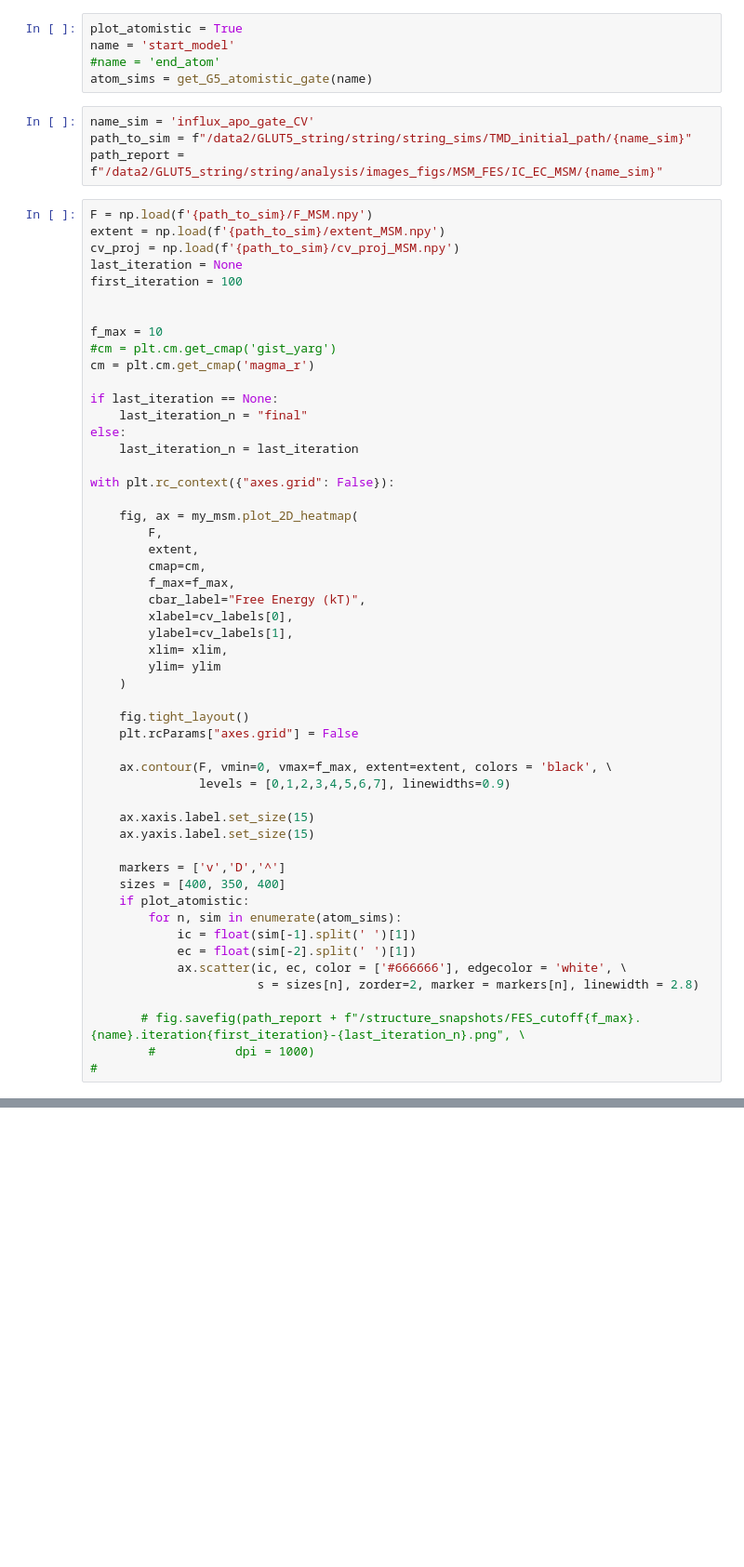
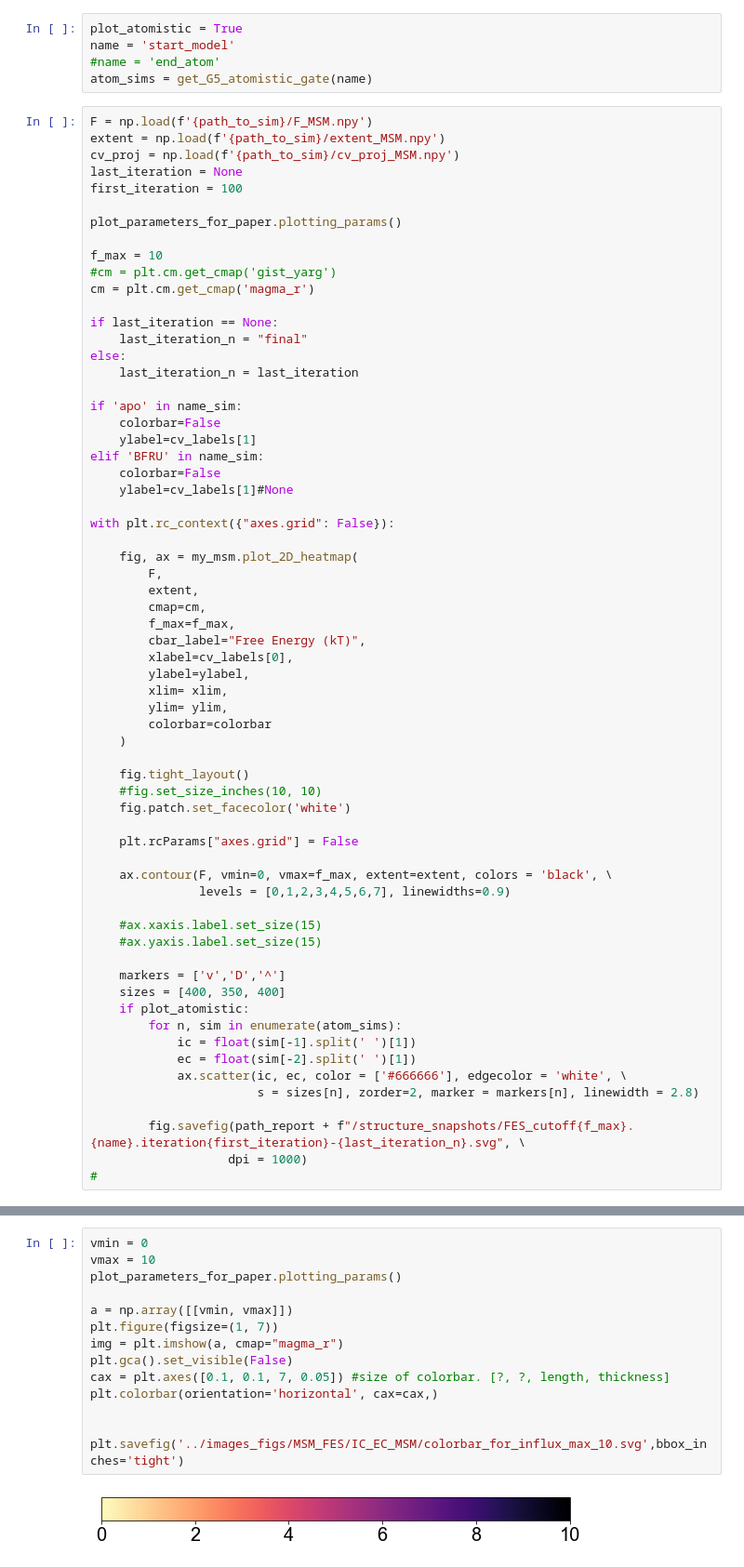
Before and after one commit to semccomas/GLUT5_string, a Jupyter notebook: string/analysis/scripts/plot_FES_for_paper.ipynb, the cells around one changed output, grey strips where cells are left out. Shown at 93% size. Saved outputs shown, nothing was run; the diff lists cells and outputs as text; blank space fills up the shorter version.

Commit message:
pushing last script shuffling

```diff
--- a/string/analysis/scripts/plot_FES_for_paper.ipynb
+++ b/string/analysis/scripts/plot_FES_for_paper.ipynb
@@ -68,10 +57,6 @@ plot_atomistic = True
 name = 'start_model'
 #name = 'end_atom'
 atom_sims = get_G5_atomistic_gate(name)
-# %%
-name_sim = 'influx_apo_gate_CV'
-path_to_sim = f"/data2/GLUT5_string/string/string_sims/TMD_initial_path/{name_sim}"
-path_report = f"/data2/GLUT5_string/string/analysis/images_figs/MSM_FES/IC_EC_MSM/{name_sim}"
 # %%
 F = np.load(f'{path_to_sim}/F_MSM.npy')
 extent = np.load(f'{path_to_sim}/extent_MSM.npy')
@@ -79,6 +64,7 @@ cv_proj = np.load(f'{path_to_sim}/cv_proj_MSM.npy')
 last_iteration = None
 first_iteration = 100
 
+plot_parameters_for_paper.plotting_params()
 
 f_max = 10
 #cm = plt.cm.get_cmap('gist_yarg')
@@ -89,6 +75,13 @@ if last_iteration == None:
 else:
     last_iteration_n = last_iteration
 
+if 'apo' in name_sim:
+    colorbar=False
+    ylabel=cv_labels[1]
+elif 'BFRU' in name_sim:
+    colorbar=False
+    ylabel=cv_labels[1]#None
+
 with plt.rc_context({"axes.grid": False}):
 
     fig, ax = my_msm.plot_2D_heatmap(
@@ -98,19 +91,23 @@ with plt.rc_context({"axes.grid": False}):
         f_max=f_max,
         cbar_label="Free Energy (kT)",
         xlabel=cv_labels[0],
-        ylabel=cv_labels[1],
+        ylabel=ylabel,
         xlim= xlim,
-        ylim= ylim
+        ylim= ylim,
+        colorbar=colorbar
     )
 
     fig.tight_layout()
+    #fig.set_size_inches(10, 10)
+    fig.patch.set_facecolor('white')
+
     plt.rcParams["axes.grid"] = False
 
     ax.contour(F, vmin=0, vmax=f_max, extent=extent, colors = 'black', \
                levels = [0,1,2,3,4,5,6,7], linewidths=0.9)
 
-    ax.xaxis.label.set_size(15)
-    ax.yaxis.label.set_size(15)
+    #ax.xaxis.label.set_size(15)
+    #ax.yaxis.label.set_size(15)
 
     markers = ['v','D','^']
     sizes = [400, 350, 400]
@@ -121,7 +118,7 @@ with plt.rc_context({"axes.grid": False}):
             ax.scatter(ic, ec, color = ['#666666'], edgecolor = 'white', \
                        s = sizes[n], zorder=2, marker = markers[n], linewidth = 2.8)
 
-       # fig.savefig(path_report + f"/structure_snapshots/FES_cutoff{f_max}.{name}.iteration{first_iteration}-{last_iteration_n}.png", \
-        #           dpi = 1000)
+        fig.savefig(path_report + f"/structure_snapshots/FES_cutoff{f_max}.{name}.iteration{first_iteration}-{last_iteration_n}.svg", \
+                   dpi = 1000)
 #
 # %% [output]
@@ -131,0 +128,16 @@ with plt.rc_context({"axes.grid": False}):
+# %%
+vmin = 0
+vmax = 10
+plot_parameters_for_paper.plotting_params()
+
+a = np.array([[vmin, vmax]])
+plt.figure(figsize=(1, 7))
+img = plt.imshow(a, cmap="magma_r")
+plt.gca().set_visible(False)
+cax = plt.axes([0.1, 0.1, 7, 0.05]) #size of colorbar. [?, ?, length, thickness]
+plt.colorbar(orientation='horizontal', cax=cax,)
+
+
+plt.savefig('../images_figs/MSM_FES/IC_EC_MSM/colorbar_for_influx_max_10.svg',bbox_inches='tight')
+# %% [output]
+[figure, added]
```
Also changed, not shown: parts of 12 cells of this notebook, 13 other files.
